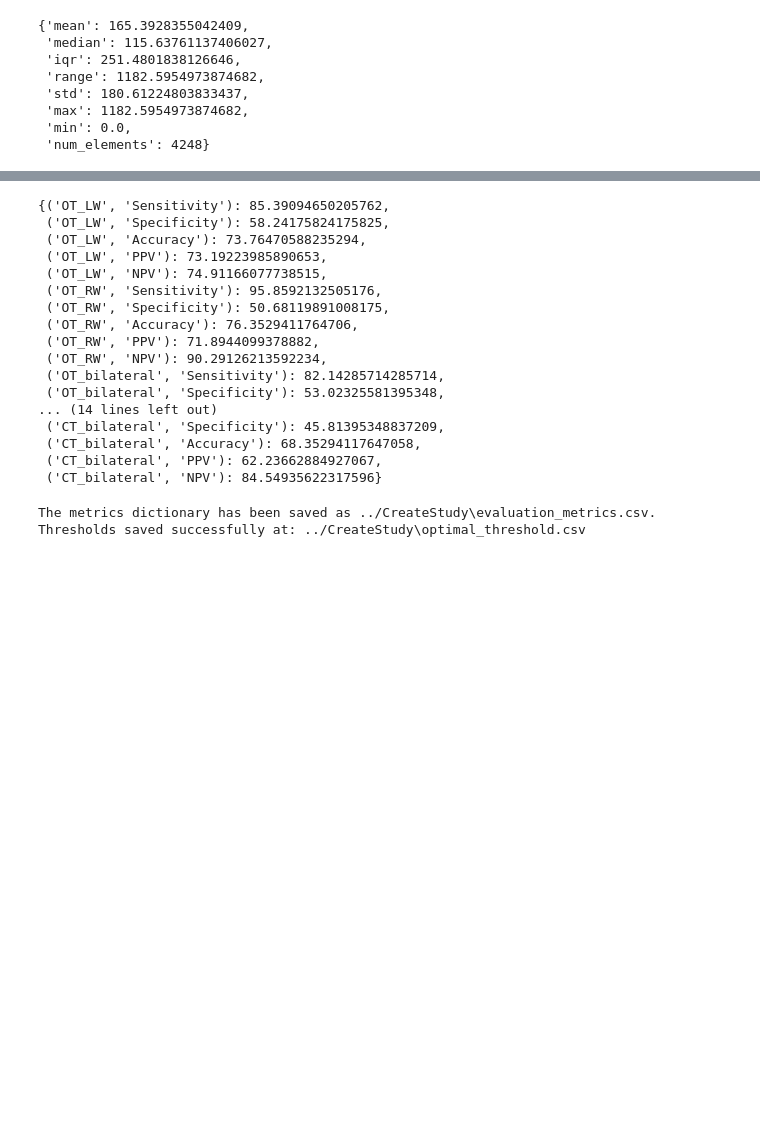
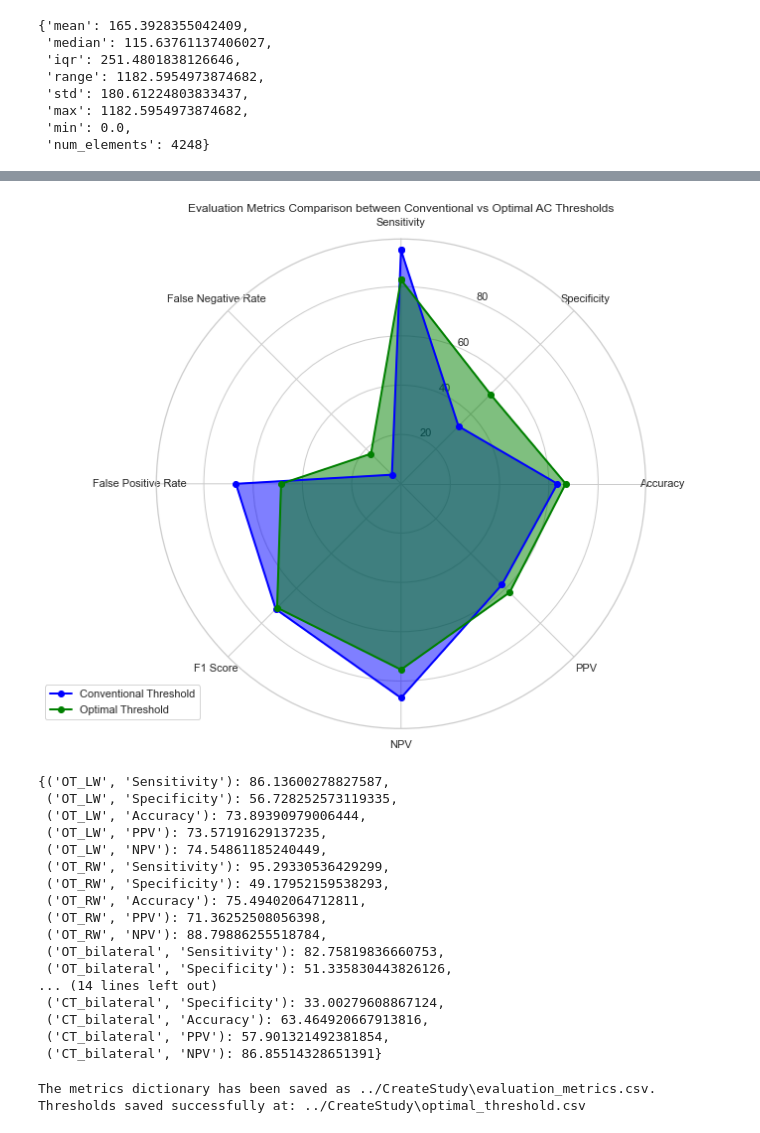
Before and after one commit to gloorli/ul-movement-tracking, a Jupyter notebook: group_analysis.ipynb, the cells around one changed output, grey strips where cells are left out. Drawn from its saved outputs; the diff is of its cells as text; code cells hidden in the pictures; blank space fills up the shorter version.

```diff
--- a/group_analysis.ipynb
+++ b/group_analysis.ipynb
@@ -184,0 +170,5 @@ metrics_bilateral_OT = get_evaluation_metrics(mask_bilateral_eval, pred_opt_bila
+# %%
+eval_metrics_opt_bil = k_fold_cross_validation_bilateral(X_LW, X_RW, y_LW, y_RW, opt_threshold_LW,
+                                                         opt_threshold_RW, optimal=True)
+eval_metrics_conv_bil = k_fold_cross_validation_bilateral(X_LW, X_RW, y_LW, y_RW, opt_threshold_LW,
+                                                          opt_threshold_RW, optimal=False)
@@ -185,25 +194,29 @@ metrics_bilateral_OT = get_evaluation_metrics(mask_bilateral_eval, pred_opt_bila
+# %%
+plot_radar_chart(eval_metrics_conv_bil, eval_metrics_opt_bil)
+# %% [output]
+[figure, added]
 # %%
 # Create a structure to save all the metrics
-metrics_dictionary = create_metrics_dictionary(metrics_LW_CT, metrics_RW_CT, metrics_bilateral_CT, metrics_LW_OT, metrics_RW_OT, metrics_bilateral_OT)
+metrics_dictionary = create_metrics_dictionary(eval_metrics_conv_LW, eval_metrics_conv_RW, eval_metrics_conv_bil, eval_metrics_opt_LW, eval_metrics_opt_RW, eval_metrics_opt_bil)
 metrics_dictionary
 # %% [output]
-{('OT_LW', 'Sensitivity'): 85.39094650205762,
- ('OT_LW', 'Specificity'): 58.24175824175825,
- ('OT_LW', 'Accuracy'): 73.76470588235294,
- ('OT_LW', 'PPV'): 73.19223985890653,
- ('OT_LW', 'NPV'): 74.91166077738515,
- ('OT_RW', 'Sensitivity'): 95.8592132505176,
- ('OT_RW', 'Specificity'): 50.68119891008175,
- ('OT_RW', 'Accuracy'): 76.3529411764706,
- ('OT_RW', 'PPV'): 71.8944099378882,
- ('OT_RW', 'NPV'): 90.29126213592234,
- ('OT_bilateral', 'Sensitivity'): 82.14285714285714,
- ('OT_bilateral', 'Specificity'): 53.02325581395348,
+{('OT_LW', 'Sensitivity'): 86.13600278827587,
+ ('OT_LW', 'Specificity'): 56.728252573119335,
+ ('OT_LW', 'Accuracy'): 73.89390979006444,
+ ('OT_LW', 'PPV'): 73.57191629137235,
+ ('OT_LW', 'NPV'): 74.54861185240449,
+ ('OT_RW', 'Sensitivity'): 95.29330536429299,
+ ('OT_RW', 'Specificity'): 49.17952159538293,
+ ('OT_RW', 'Accuracy'): 75.49402064712811,
+ ('OT_RW', 'PPV'): 71.36252508056398,
+ ('OT_RW', 'NPV'): 88.79886255518784,
+ ('OT_bilateral', 'Sensitivity'): 82.75819836660753,
+ ('OT_bilateral', 'Specificity'): 51.335830443826126,
 ... (14 lines left out)
- ('CT_bilateral', 'Specificity'): 45.81395348837209,
- ('CT_bilateral', 'Accuracy'): 68.35294117647058,
- ('CT_bilateral', 'PPV'): 62.23662884927067,
- ('CT_bilateral', 'NPV'): 84.54935622317596}
+ ('CT_bilateral', 'Specificity'): 33.00279608867124,
+ ('CT_bilateral', 'Accuracy'): 63.464920667913816,
+ ('CT_bilateral', 'PPV'): 57.901321492381854,
+ ('CT_bilateral', 'NPV'): 86.85514328651391}
 # %%
 # Save metrics as csv file: evaluation metrics on unseen data
 save_metrics_dictionary_as_csv(metrics_dictionary, initial_path)
```
Also changed, not shown: parts of 16 cells of this notebook, 9 other files.
